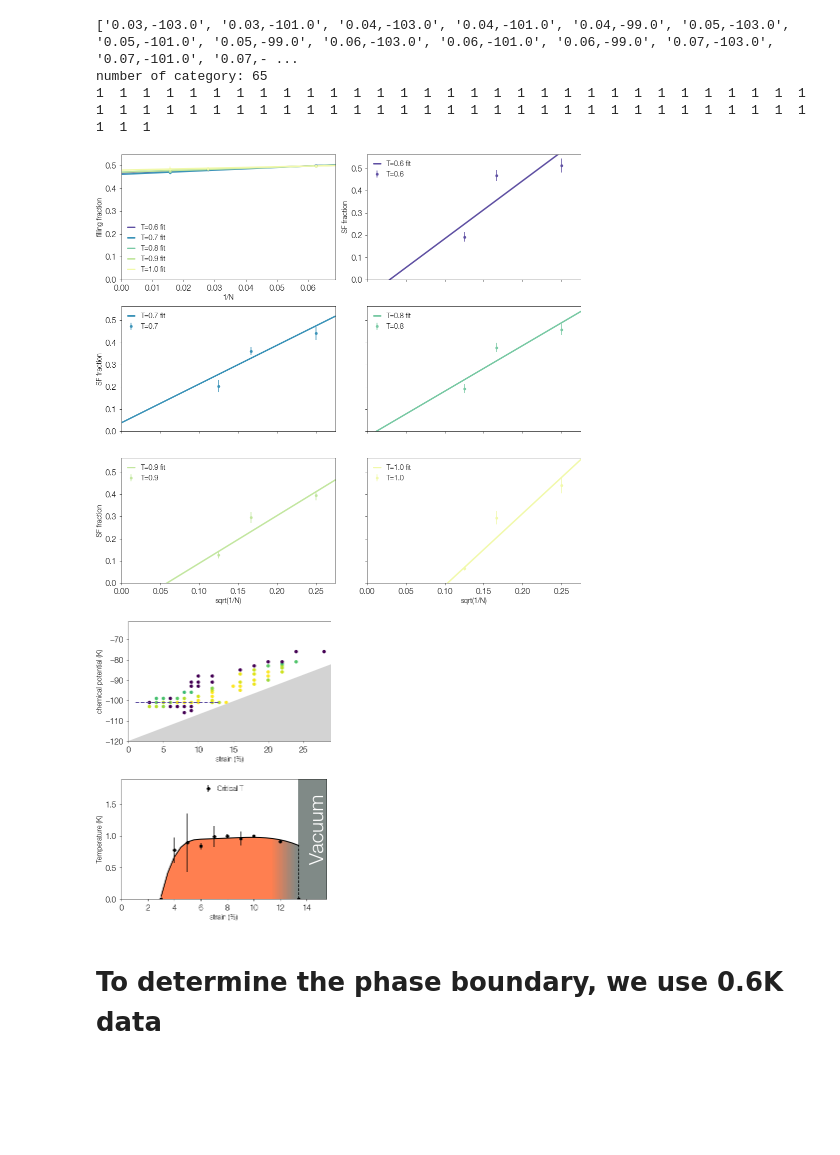
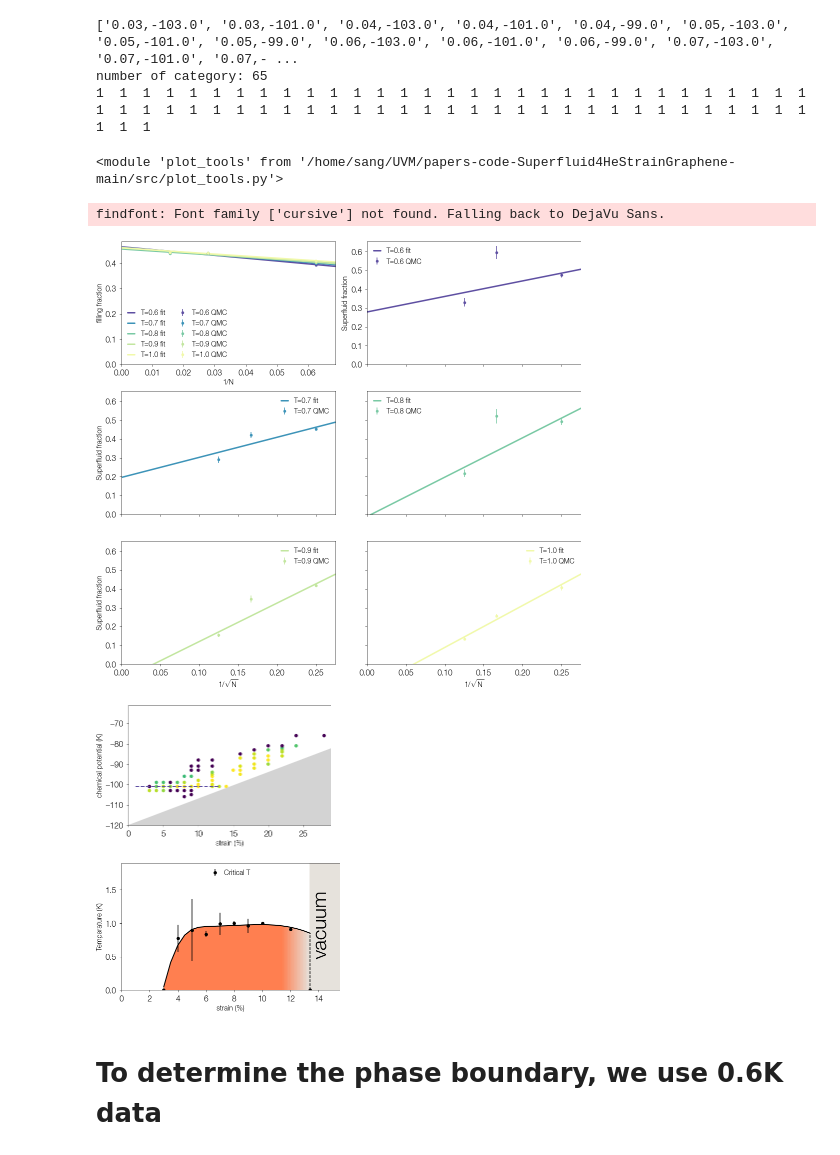
Before and after one commit to DelMaestroGroup/papers-code-Superfluid4HeStrainGraphene, a Jupyter notebook: src/AdsorptionPhaseAnalyzer.ipynb, the cells around one changed output. Saved outputs shown, nothing was run; the diff lists cells and outputs as text; code cells hidden in the pictures; blank space fills up the shorter version.

```diff
--- a/src/AdsorptionPhaseAnalyzer.ipynb
+++ b/src/AdsorptionPhaseAnalyzer.ipynb
@@ -119,9 +119,11 @@ for k in keylst:
     case_nmean[k], case_nerr[k] = ptools.non_plot_frac(case_out[k])
     case_alist[k], case_aerrlist[k]  = ptools.non_plot_superfrac(case_out[k])
 # %%
-## reload module
-# import importlib
-# importlib.reload(ptools)
+# reload module
+import importlib
+importlib.reload(ptools)
+# %% [output]
+<module 'plot_tools' from '/home/sang/UVM/papers-code-Superfluid4HeStrainGraphene-main/src/plot_tools.py'>
 # %%
 def name_change(key):
     case_name = key.split(',')
@@ -130,15 +132,15 @@ def name_change(key):
 # If you want to plot data, use below
 plt.style.reload_library()
 dgutils.fonts.set_custom_font(font_path)
-case_key = '0.12,-88.0'
-_target = dfdict[case_key]
-plot_target = _target[_target['T']>0.5]
-case_name = name_change(case_key)
-case_out[case_key] = ptools.esti_array_multi(plot_target)
-nplot = ptools.plot_only(case_out[case_key])
-# nplot.savefig('../figures/'+case_name+'.pdf')
+_case_key = '0.12,-94.0'
+_target = dfdict[_case_key]
+_plot_target = _target[_target['T']>0.5]
+_case_name = name_change(_case_key)
+nplot = ptools.plot_only(ptools.esti_array_multi(_plot_target))
+# nplot.savefig('../figures/'+_case_name+'.pdf')
 # %% [output]
+findfont: Font family ['cursive'] not found. Falling back to DejaVu Sans.
-[figure, old version]
+[figure, new version]
 # %%
 # use following functions to SF vs temperature plot of set of keys
 def features_T(row):
@@ -490,45 +492,46 @@ f_Tc.set_smoothing_factor(0.03)
 new_x3 = np.linspace(3,13.4,22)
 
 coral = [255,127,80]
-coldgrey = [128,138,135]
-mycmaplist = mygradient(coral, coldgrey, ratio = 0.2)
+# coldgrey = [168,178,175]
+warmgrey = [230, 226, 220] #e6e2dc
+mycmaplist = mygradient(coral, warmgrey, ratio = 0.2)
 mycmap = mcolors.ListedColormap(mycmaplist)
 
 plt.style.reload_library()
 with plt.style.context(plot_style['sans']):
-    fig3 = plt.figure('fig3',) # figsize = [4,3]
+    fig3 = plt.figure('fig3', constrained_layout=True) # figsize = [4,3]
     dgutils.fonts.set_custom_font(font_path)
 
     sfregime = plt.fill_between(new_x3, f_Tc(new_x3), color='none')
 
     verts = np.vstack([p.vertices for p in sfregime.get_paths()])
     gradient = plt.imshow(np.linspace(0, 1, 256).reshape(1, -1), cmap=mycmap, aspect='auto',
                           extent=[verts[:, 0].min(), verts[:, 0].max(), verts[:, 1].min(), verts[:, 1].max()])
     gradient.set_clip_path(sfregime.get_paths()[0], transform=plt.gca().transData)
 
     plt.fill_between([13.4,15.5], [2,2], color=mycmaplist[-1])
     pline = plt.plot(new_x3, f_Tc(new_x3), 'k-', linewidth=1.0, )
     plt.errorbar(cut_x[:-1]+[13.4,], cut_y[:-1]+[0,],
                  ms = 6, mfc = 'k',
                  yerr = cut_y_dev[:-1]+[0,], fmt='.', color = 'k', label = 'Critical T')
 
     plt.xlabel('strain (%)', ) #fontsize=14
     plt.ylabel('Temperature (K)', ) #fontsize=14
     plt.xlim(0,15.5)
     plt.ylim(0, 1.9)
 #     plt.xticks(fontsize=10)
 #     plt.yticks(fontsize=10)
     plt.legend(loc = 'upper center', ) #fontsize = 12
     plt.vlines(13.4, 0, f_Tc(13.4), linestyles ="dashed", colors ="k")
-    fig3.text(0.9, 0.42, 'Vacuum', fontsize=20, color='white', rotation = 90)
-    plt.tight_layout()
+    fig3.text(0.88, 0.39, 'vacuum', fontsize=20, color='k', rotation = 90)
+#     plt.tight_layout()
     plt.show()
 
     # save?
-#     fig3.savefig('../figures/Tc_cut.pdf')
+    fig3.savefig('../figures/Tc_cut.pdf')
     # fig3.savefig('/home/sang/UVM/He4HighT/Allfigures/Tc_cut2.png', dpi=400, pad_inches=0.1,)
 # %% [output]
-[figure, old version]
+[figure, new version]
 # %% [markdown]
 # To determine the phase boundary, we use 0.6K data
 # %%
```
Also changed, not shown: parts of 3 cells of this notebook, 2 other files.
